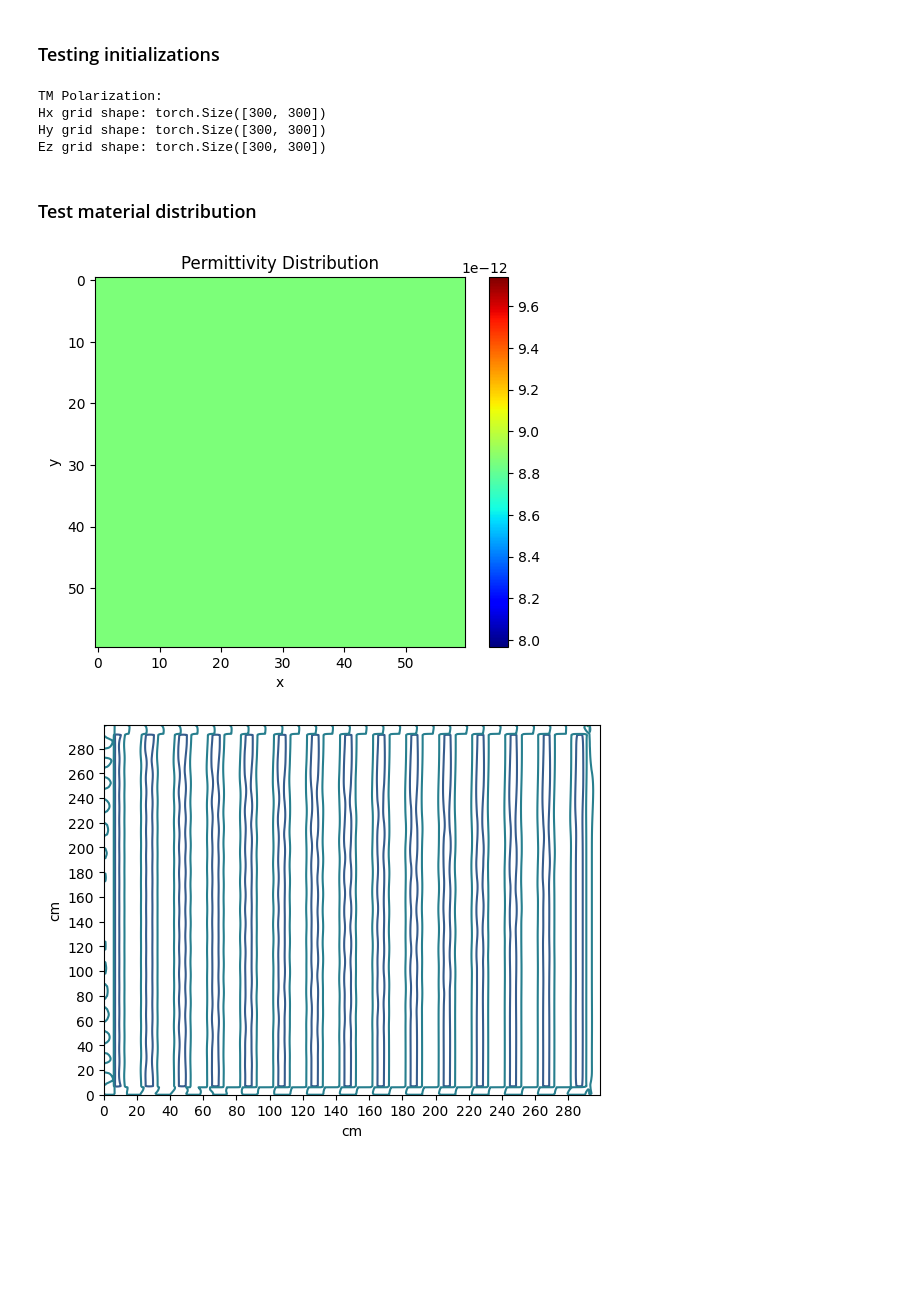
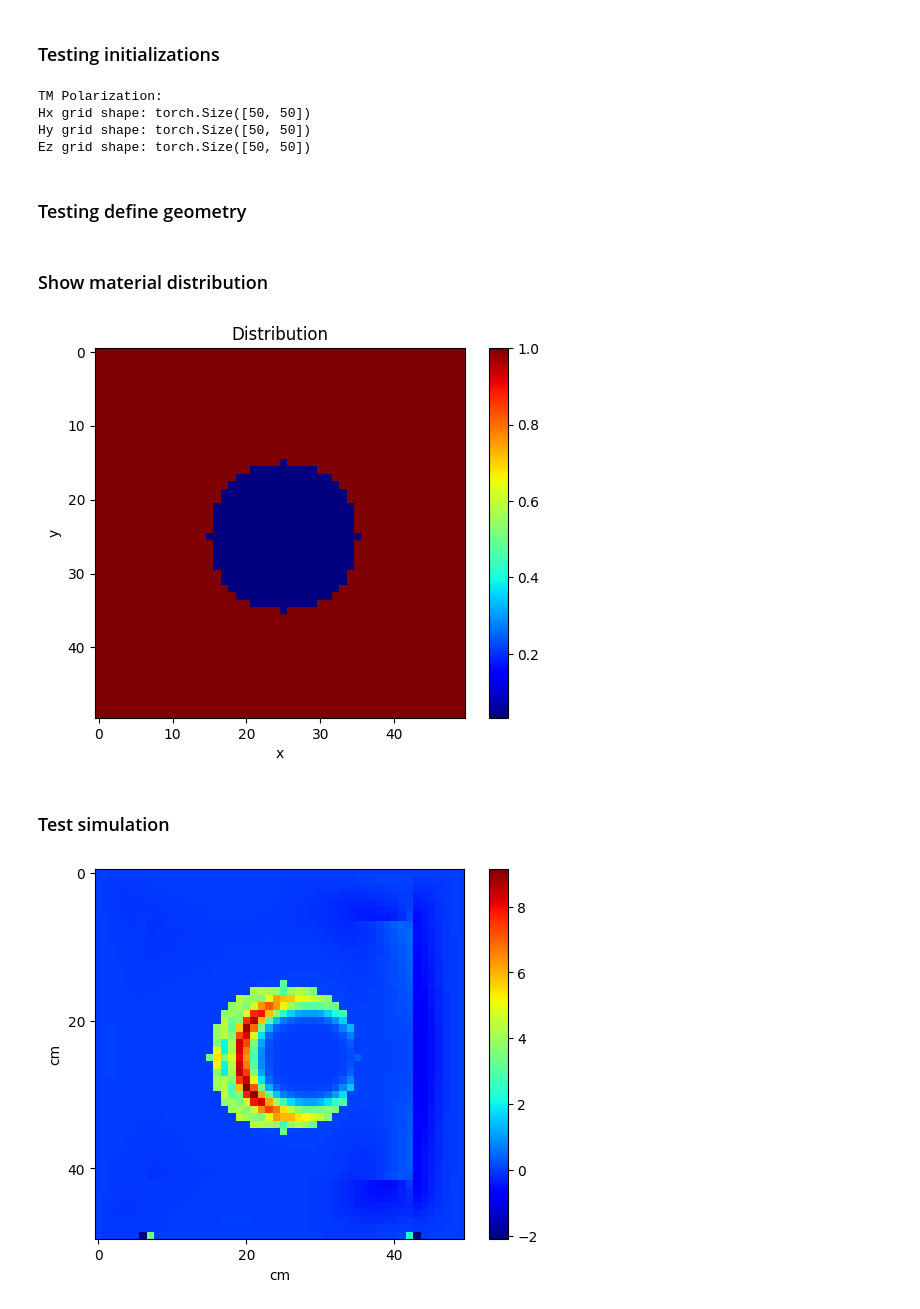
Before and after one commit to vlrmzz/tfdtd, a Jupyter notebook: tests.ipynb, the cells around one changed output. Saved outputs shown, nothing was run; the diff lists cells and outputs as text; code cells hidden in the pictures; blank space fills up the shorter version.

Commit message:
Added material distribution and circle primitive

```diff
--- a/tests.ipynb
+++ b/tests.ipynb
@@ -5,8 +6,8 @@ import numpy as np
 # %%
 # Parameters
 params = {
-    'grid_size_x': 300,
-    'grid_size_y': 300,
+    'grid_size_x': 50,
+    'grid_size_y': 50,
     'time_steps': 20,
     'dx': 0.01,
     'dy': 0.01,
@@ -30,6 +31,8 @@ print(f"Hy grid shape: {tm_sim.Hy.shape}")
 print(f"Ez grid shape: {tm_sim.Ez.shape}")
 # %% [output]
 TM Polarization:
-Hx grid shape: torch.Size([300, 300])
-Hy grid shape: torch.Size([300, 300])
-Ez grid shape: torch.Size([300, 300])
+Hx grid shape: torch.Size([50, 50])
+Hy grid shape: torch.Size([50, 50])
+Ez grid shape: torch.Size([50, 50])
+# %% [markdown]
+### Testing define geometry
@@ -36,13 +41,15 @@ Ez grid shape: torch.Size([300, 300])
 # %% [markdown]
-### Test material distribution
+### Show material distribution
 # %%
 # Visualize permittivity distribution
-plt.imshow(tm_sim.epsilon, cmap='jet')
-plt.title('Permittivity Distribution')
+plt.imshow(tm_sim.gaz, cmap='jet')
+plt.title('Distribution')
 plt.xlabel('x')
 plt.ylabel('y')
 plt.colorbar(cmap='jet')
 plt.show()
 # %% [output]
-[figure, old version]
+[figure, new version]
+# %% [markdown]
+### Test simulation
 # %%
@@ -50,20 +57,21 @@ for i in range(1,600):
     tm_sim.simulation_step(i)
 # %%
-def plot_e_field_contour(ax, data):
+def plot_e_field_imshow(ax, data):
     """Contour Plot of E field at a single time step"""
-    CP = plt.contour(X, Y, data, linestyles='solid')
-    CP.collections[4].remove()
+    plt.imshow(data, cmap='jet')
+    #CP.collections[4].remove()
     # above removes extraneous outer contour display
-    ax.set_xticks(np.arange(0, 300, step=20))
-    ax.set_yticks(np.arange(0,300, step=20))
+    ax.set_xticks(np.arange(0,tm_sim.grid_size_x, step=20))
+    ax.set_yticks(np.arange(0,tm_sim.grid_size_y, step=20))
+    plt.colorbar(cmap='jet')
     plt.xlabel('cm')
     plt.ylabel('cm')
 # %%
 X, Y = np.meshgrid(range(tm_sim.grid_size_x), range(tm_sim.grid_size_y))
 fig, ax = plt.subplots()
-plot_e_field_contour(ax, tm_sim.Ez)
+plot_e_field_imshow(ax, tm_sim.Dz)
 # %% [output]
-[figure, old version]
+[figure, new version]
 # %%
 def plot_e_field(ax, data, timestep, label):
     """
```
Also changed, not shown: parts of 5 cells of this notebook, 3 other files.
